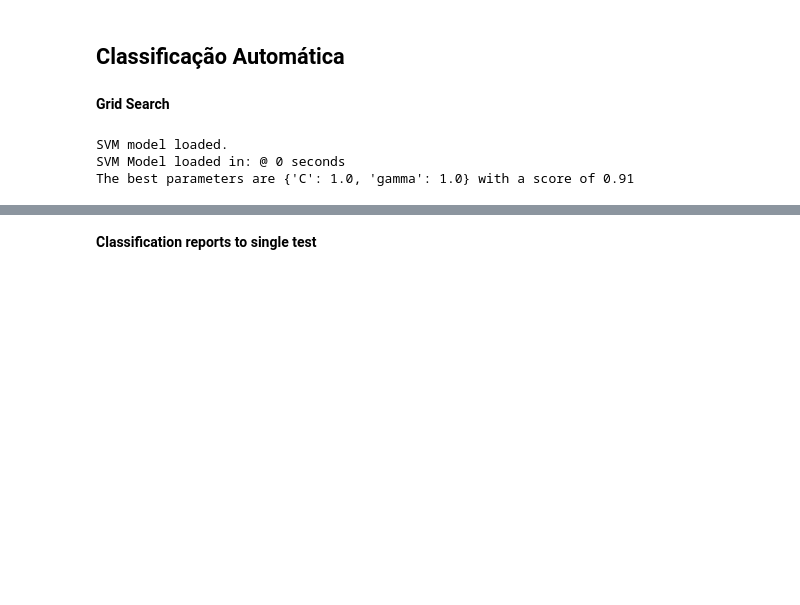
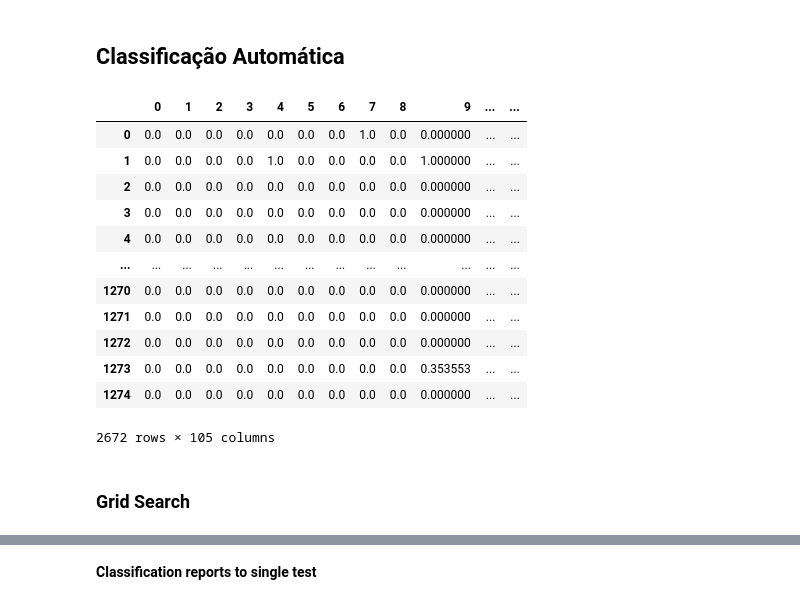
Before and after one commit to mlpbraga/sexism-data-analysis, a Jupyter notebook: data-analysis/data-analysis.ipynb, the cells around one changed output, grey strips where cells are left out. Saved outputs shown, nothing was run; the diff lists cells and outputs as text; code cells hidden in the pictures; blank space fills up the shorter version.

```diff
--- a/data-analysis/data-analysis.ipynb
+++ b/data-analysis/data-analysis.ipynb
@@ -382,3 +432,5 @@ votes_per_user.head(5)
 | 2 | 754 | 790 | 16 | fem | 20.0 | Perfeito! | 1 | 0.333333 |
 | 3 | 4298 | 2850 | 155 | masc | 31.0 | Impressão sua, a diferença é que ... | 0 | 0.500000 |
 | 4 | 1086 | 2850 | 26 | masc | 23.0 | Impressão sua, a diferença é que ... | 1 | 0.500000 |
+# %%
+x = pd.read_sql_query('select count(qtd), qtd from (select count(vote_id) as qtd from votes group by user_id) as u group by qtd;', conn)
@@ -657,6 +719,11 @@ sexist_tf = pd.DataFrame(sexist_vectorizer.fit_transform(sexist_doc).toarray())
 not_sexist_tf = pd.DataFrame(not_sexist_vectorizer.fit_transform(not_sexist_doc).toarray())
 undefined_tf = pd.DataFrame(undefined_vectorizer.fit_transform(undefined_doc).toarray())
 
+likes_df = np.array(pd.concat([sexist_comments['likes'], not_sexist_comments['likes']]).fillna(0))
+dislikes_df = np.array(pd.concat([sexist_comments['dislikes'], not_sexist_comments['dislikes']]).fillna(0))
+char_qty_df = np.array(pd.concat([sexist_comments['char-qty'], not_sexist_comments['char-qty']]).fillna(0))
+word_qty_df = np.array(pd.concat([sexist_comments['word-qty'], not_sexist_comments['word-qty']]).fillna(0))
+
 sexist_y = sexist_comments['avg'].apply(lambda x: 1)
 not_sexist_y = not_sexist_comments['avg'].apply(lambda x: 0)
 undefined_y = undefined_comments['avg'].apply(lambda x: -1)
@@ -664,7 +731,30 @@ undefined_y = undefined_comments['avg'].apply(lambda x: -1)
 y_df = np.array(pd.concat([sexist_y, not_sexist_y]))
 
 tf_dataframe = pd.concat([sexist_tf, not_sexist_tf]).fillna(0)
-tf_dataframe['sexist'] = y_df
 tf_dataframe.to_csv('data/tf_dataframe.csv', index=False)
+# %%
+dataframe = tf_dataframe
+dataframe['likes'] = likes_df
+dataframe['dislikes'] = dislikes_df
+dataframe['char-qty'] = char_qty_df
+dataframe['word-qty'] = word_qty_df
+dataframe['sexist'] = y_df
+dataframe = dataframe.fillna(0)
+# %%
+dataframe.fillna(0)
+# %% [output]
+|  | 0 | 1 | 2 | 3 | 4 | 5 | 6 | 7 | 8 | 9 | ... | ... |
+| 0 | 0.0 | 0.0 | 0.0 | 0.0 | 0.0 | 0.0 | 0.0 | 1.0 | 0.0 | 0.000000 | ... | ... |
+| 1 | 0.0 | 0.0 | 0.0 | 0.0 | 1.0 | 0.0 | 0.0 | 0.0 | 0.0 | 1.000000 | ... | ... |
+| 2 | 0.0 | 0.0 | 0.0 | 0.0 | 0.0 | 0.0 | 0.0 | 0.0 | 0.0 | 0.000000 | ... | ... |
+| 3 | 0.0 | 0.0 | 0.0 | 0.0 | 0.0 | 0.0 | 0.0 | 0.0 | 0.0 | 0.000000 | ... | ... |
+| 4 | 0.0 | 0.0 | 0.0 | 0.0 | 0.0 | 0.0 | 0.0 | 0.0 | 0.0 | 0.000000 | ... | ... |
+| ... | ... | ... | ... | ... | ... | ... | ... | ... | ... | ... | ... | ... |
+| 1270 | 0.0 | 0.0 | 0.0 | 0.0 | 0.0 | 0.0 | 0.0 | 0.0 | 0.0 | 0.000000 | ... | ... |
+| 1271 | 0.0 | 0.0 | 0.0 | 0.0 | 0.0 | 0.0 | 0.0 | 0.0 | 0.0 | 0.000000 | ... | ... |
+| 1272 | 0.0 | 0.0 | 0.0 | 0.0 | 0.0 | 0.0 | 0.0 | 0.0 | 0.0 | 0.000000 | ... | ... |
+| 1273 | 0.0 | 0.0 | 0.0 | 0.0 | 0.0 | 0.0 | 0.0 | 0.0 | 0.0 | 0.353553 | ... | ... |
+| 1274 | 0.0 | 0.0 | 0.0 | 0.0 | 0.0 | 0.0 | 0.0 | 0.0 | 0.0 | 0.000000 | ... | ... |
+2672 rows × 105 columns
 # %% [markdown]
-**Grid Search**
+### **Grid Search**
@@ -688,22 +776,24 @@ cv = StratifiedShuffleSplit(n_splits=5, test_size=0.2, random_state=42)
 # %%
-tm = time.time()
+def grid_search(file_path, method, params, method_name, X_, y, reload=False):
+    tm = time.time()
 
-# SVM model
-try:
-    svm = pickle.load(open('./data/svm-grid-search-model', 'rb'))
-except:
-    print('Executing Grid Search to SVM.')
-    C_range = np.logspace(-2, 10, 13)
-    gamma_range = np.logspace(-9, 3, 13)
-    param_grid = dict(gamma=gamma_range, C=C_range)
-    svm = GridSearchCV(SVC(), param_grid=param_grid, cv=cv)
-    svm.fit(X, y)
-    pickle.dump(svm, open('./data/svm-grid-search-model', 'wb'))
+    if reload:
+        print('Executing Grid Search to %s.' % method_name)
+        model = GridSearchCV(method, param_grid=params, cv=cv, n_jobs=8)
+        model.fit(X_, y)
+        pickle.dump(model, open(file_path, 'wb'))
+    else:
+        try:
+            print('Reading %s. Model' % method_name)
+            model = pickle.load(open(file_path, 'rb'))
+        except:
+            print('Executing Grid Search to %s.' % method_name)
+            model = GridSearchCV(method, param_grid=params, cv=cv, n_jobs=8)
+            model.fit(X_, y)
+            pickle.dump(model, open(file_path, 'wb'))
 
-print('SVM Model loaded in: @ %d seconds' %
-                 ( time.time() - tm))
-print("The best parameters are %s with a score of %0.2f" % (svm.best_params_, svm.best_score_))
+    print('Model loaded in: @ %d seconds' %
+                     ( time.time() - tm))
+    print("The best parameters are %s with a score of %0.2f" % (model.best_params_, model.best_score_))
+    print('-------------------------------------------------------------------------------------------')
+    return model
-# %% [output]
-SVM model loaded.
-SVM Model loaded in: @ 0 seconds
-The best parameters are {'C': 1.0, 'gamma': 1.0} with a score of 0.91
```
Also changed, not shown: parts of 34 cells of this notebook, 20 other files.
